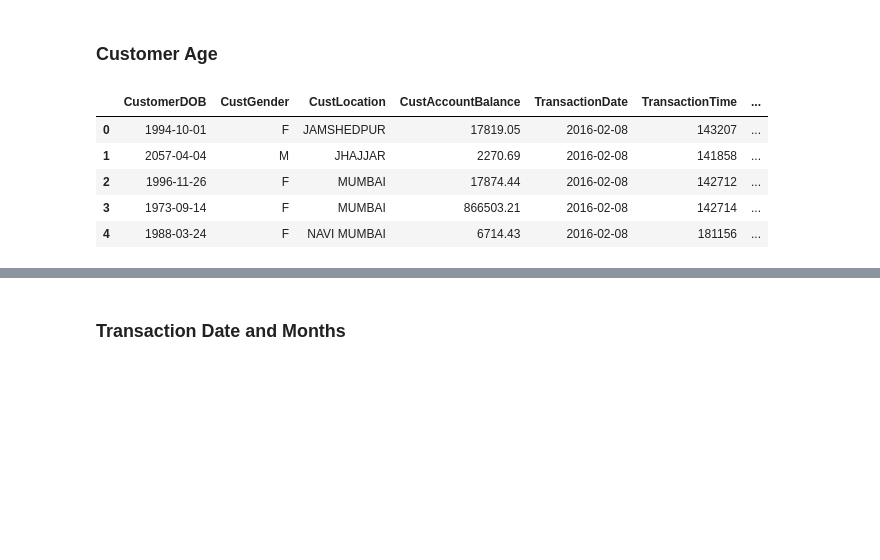
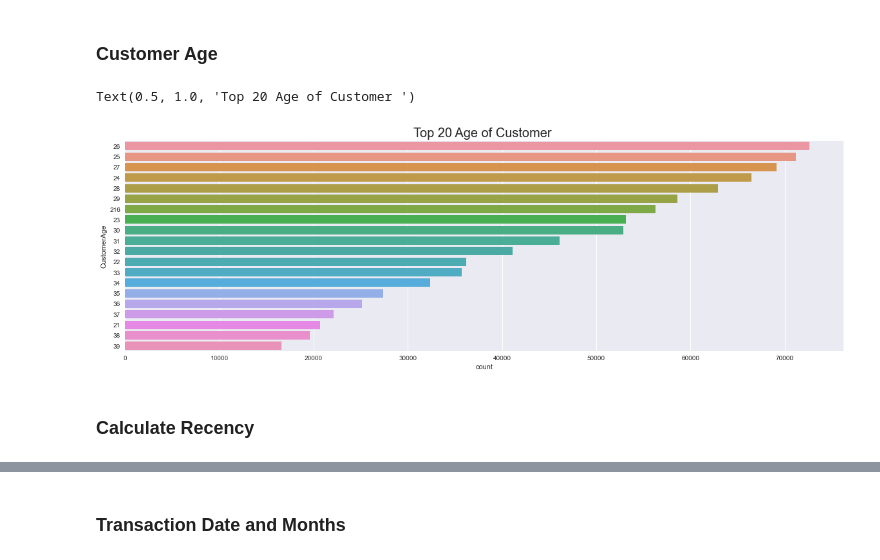
Before and after one commit to abideen-olawuwo/customer-segmentation, a Jupyter notebook: customer_segmentation.ipynb, the cells around one changed output, grey strips where cells are left out. Drawn from its saved outputs; the diff is of its cells as text; code cells hidden in the pictures; blank space fills up the shorter version.

```diff
--- a/customer_segmentation.ipynb
+++ b/customer_segmentation.ipynb
@@ -186,12 +186,13 @@ df['TransactionDate'] = pd.to_datetime(df['TransactionDate'])
 df['CustomerDOB'] = pd.to_datetime(df['CustomerDOB'])
 # %%
 df['CustomerAge'] = df['TransactionDate'].dt.year - df['CustomerDOB'].dt.year
-# %%
-df.head()
-# %% [output]
-|  | CustomerDOB | CustGender | CustLocation | CustAccountBalance | TransactionDate | TransactionTime | ... |
-| 0 | 1994-10-01 | F | JAMSHEDPUR | 17819.05 | 2016-02-08 | 143207 | ... |
-| 1 | 2057-04-04 | M | JHAJJAR | 2270.69 | 2016-02-08 | 141858 | ... |
-| 2 | 1996-11-26 | F | MUMBAI | 17874.44 | 2016-02-08 | 142712 | ... |
-| 3 | 1973-09-14 | F | MUMBAI | 866503.21 | 2016-02-08 | 142714 | ... |
-| 4 | 1988-03-24 | F | NAVI MUMBAI | 6714.43 | 2016-02-08 | 181156 | ... |
+# %%
+plt.figure(figsize=(20,6))
+sns.countplot(y='CustomerAge',data=df,
+              order = df['CustomerAge'].value_counts()[:20].index)
+plt.title("Top 20 Age of Customer ",fontsize='20')
+# %% [output]
+Text(0.5, 1.0, 'Top 20 Age of Customer ')
+[figure, added]
+# %% [markdown]
+### Calculate Recency
```
Also changed, not shown: parts of 10 cells of this notebook.
